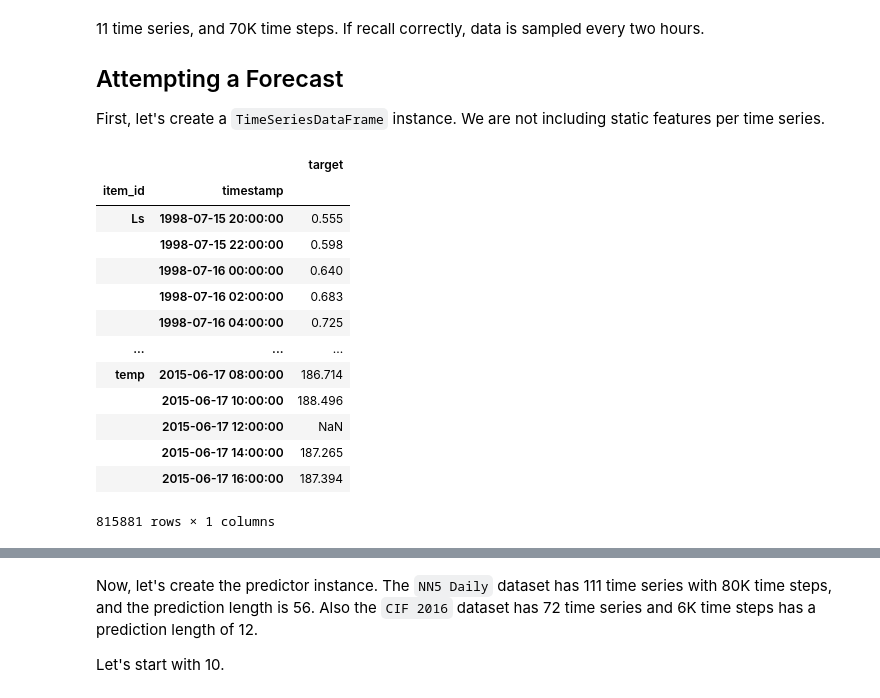
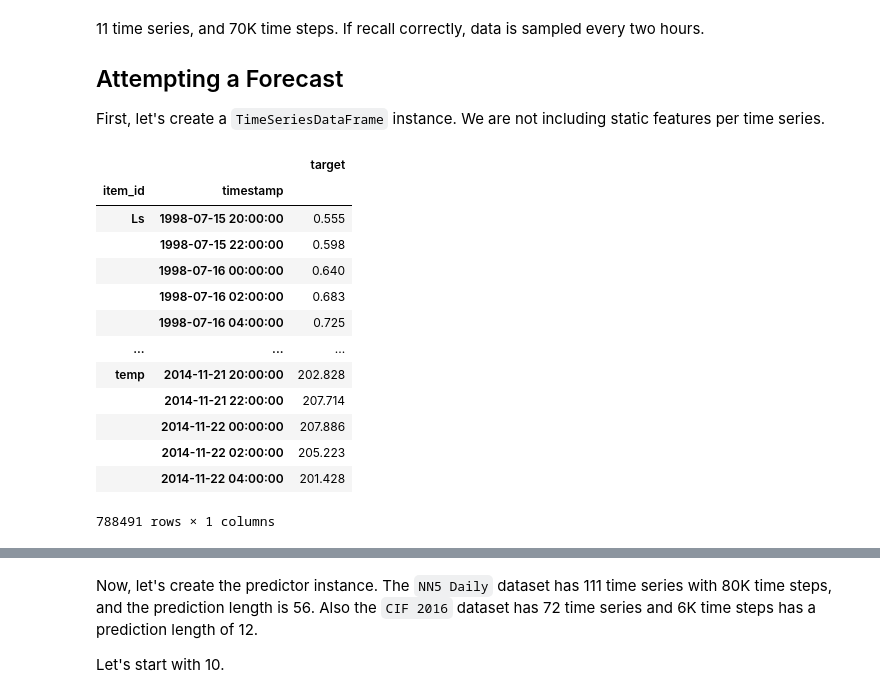
Before and after one commit to amelBennaceur/OpenMarsML, a Jupyter notebook: dust_forecast/ipynb/forecastin_dust.ipynb, the cells around one changed output, grey strips where cells are left out. Cells and saved outputs as stored; diff of their text form; code cells hidden in the pictures.

```diff
--- a/dust_forecast/ipynb/forecastin_dust.ipynb
+++ b/dust_forecast/ipynb/forecastin_dust.ipynb
@@ -92,37 +90,36 @@ First, let's create a `TimeSeriesDataFrame` instance. We are not including stati
 # %%
 from autogluon.timeseries import TimeSeriesDataFrame
 from data_utils import METRIC_COLUMN, DATETIME_COLUMN
 
 FREQUENCY: str = "2H"
-PREDICTION_LENGTH: int = 10
-PATH: str = "autogluon-openmars-2H"
+PREDICTION_LENGTH: int = 2500
 EVALUATION_METRIC: str = "MASE"
 PRESETS: str = "best_quality"
 TIME_LIMIT: int = 4 * 60 * 60
 
 time_series_dataframe: TimeSeriesDataFrame = TimeSeriesDataFrame.from_data_frame(
     wide_training_dataframe,
     id_column=METRIC_COLUMN,
     timestamp_column=DATETIME_COLUMN,
 )
 
 time_series_dataframe = time_series_dataframe.convert_frequency(freq=FREQUENCY)
 
 training_time_series, testing_time_series = time_series_dataframe.train_test_split(PREDICTION_LENGTH)
 
 training_time_series
 # %% [output]
 |  |  | target |
 | item_id | timestamp |  |
 | Ls | 1998-07-15 20:00:00 | 0.555 |
 |  | 1998-07-15 22:00:00 | 0.598 |
 |  | 1998-07-16 00:00:00 | 0.640 |
 |  | 1998-07-16 02:00:00 | 0.683 |
 |  | 1998-07-16 04:00:00 | 0.725 |
 | ... | ... | ... |
-| temp | 2015-06-17 08:00:00 | 186.714 |
-|  | 2015-06-17 10:00:00 | 188.496 |
-|  | 2015-06-17 12:00:00 | NaN |
-|  | 2015-06-17 14:00:00 | 187.265 |
-|  | 2015-06-17 16:00:00 | 187.394 |
+| temp | 2014-11-21 20:00:00 | 202.828 |
+|  | 2014-11-21 22:00:00 | 207.714 |
+|  | 2014-11-22 00:00:00 | 207.886 |
+|  | 2014-11-22 02:00:00 | 205.223 |
+|  | 2014-11-22 04:00:00 | 201.428 |
-815881 rows × 1 columns
+788491 rows × 1 columns
```
Also changed, not shown: parts of 10 cells of this notebook, 1 other file.
